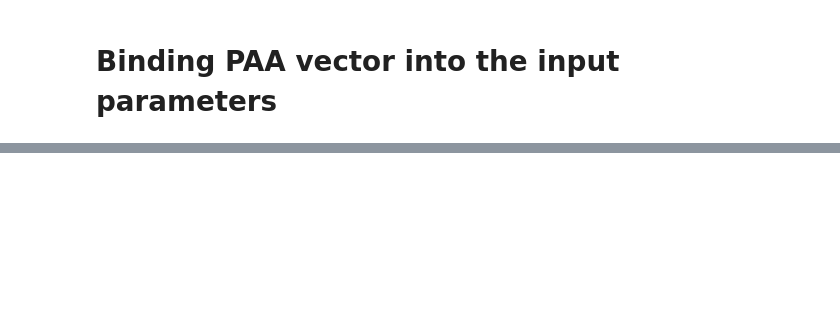
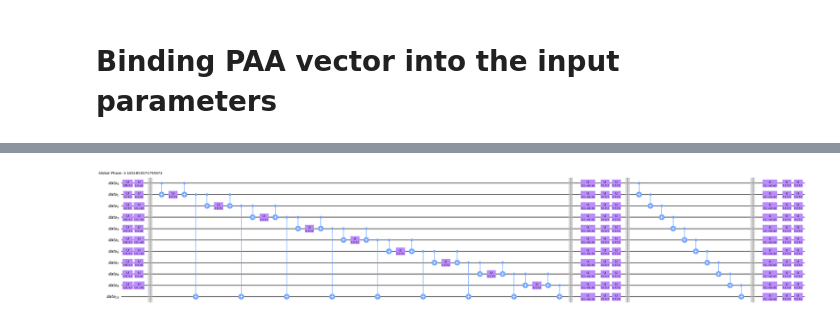
Before and after one commit to bennyp85/SIT746---Research-Project, a Jupyter notebook: tpaa_vqc.ipynb, the cells around one changed output, grey strips where cells are left out. Cells and saved outputs as stored; diff of their text form; code cells hidden in the pictures; blank space fills up the shorter version.

Commit message:
add bound circuit

```diff
--- a/tpaa_vqc.ipynb
+++ b/tpaa_vqc.ipynb
@@ -149,10 +288,6 @@ from qiskit import QuantumCircuit, QuantumRegister
 from qiskit.circuit.library import TwoLocal
 
 def twolocal_ansatz(num_qubits: int, label: str = "W") -> tuple[QuantumCircuit, list]:
-    """
-    Trainable ansatz TwoLocal choice.
-    Returns (ansatz_circuit, weight_params_list).
-    """
     qr = QuantumRegister(num_qubits, "data")
     qc = QuantumCircuit(qr, name="ANSATZ")
 
@@ -160,7 +295,7 @@ def twolocal_ansatz(num_qubits: int, label: str = "W") -> tuple[QuantumCircuit,
         num_qubits,
         rotation_blocks=["rx", "ry", "rz"],
         entanglement_blocks="cx",
-        entanglement="circular",
+        entanglement="linear",
         reps=1,
         parameter_prefix=label,
         insert_barriers=True,
@@ -168,4 +303,4 @@ def twolocal_ansatz(num_qubits: int, label: str = "W") -> tuple[QuantumCircuit,
     )
 
     qc.append(w_block, qr)
-    return qc, list(qc.parameters)
+    return qc, list(w_block.parameters)
@@ -211,0 +340,49 @@ qc_full.draw(output="mpl", style="clifford", fold=120, scale=0.7)
+# %%
+import numpy as np
+
+# --- data -> angles ---
+def pairs_to_angles(
+    pairs,
+    paa_scale=np.pi,
+    trend_scale=np.pi / 2,
+):
+    """
+    (paa_i, trend_i) -> (alpha_i, beta_i)
+    alpha_i = pi * paa_i
+    beta_i  = (pi/2) * trend_i
+    """
+    paa = np.array([p for p, _ in pairs], dtype=float)
+    trend = np.array([s for _, s in pairs], dtype=float)
+
+    return paa_scale * paa, trend_scale * trend
+
+
+# --- encode one sample into the model ---
+num_data_qubits = 10
+
+# build model
+qc, input_params, weight_params = build_model(num_data_qubits)
+
+# convert sample to angles
+paa_angles, trend_angles = pairs_to_angles(pairs)
+
+# bind inputs (first paa, then trend)
+bind_dict = {}
+for p, val in zip(input_params[:num_data_qubits], paa_angles):
+    bind_dict[p] = float(val)
+
+for p, val in zip(input_params[num_data_qubits:], trend_angles):
+    bind_dict[p] = float(val)
+
+# bind weights (example initialization)
+for w in weight_params:
+    bind_dict[w] = 0.2
+
+# final bound circuit
+qc_bound = qc.assign_parameters(bind_dict, inplace=False)
+
+# visualize
+qc_full = qc_bound.decompose(reps=10)
+qc_full.draw(output="mpl", style="clifford", fold=120, scale=0.7)
+# %% [output]
+[figure, added]
```
Also changed, not shown: parts of 14 cells of this notebook.
